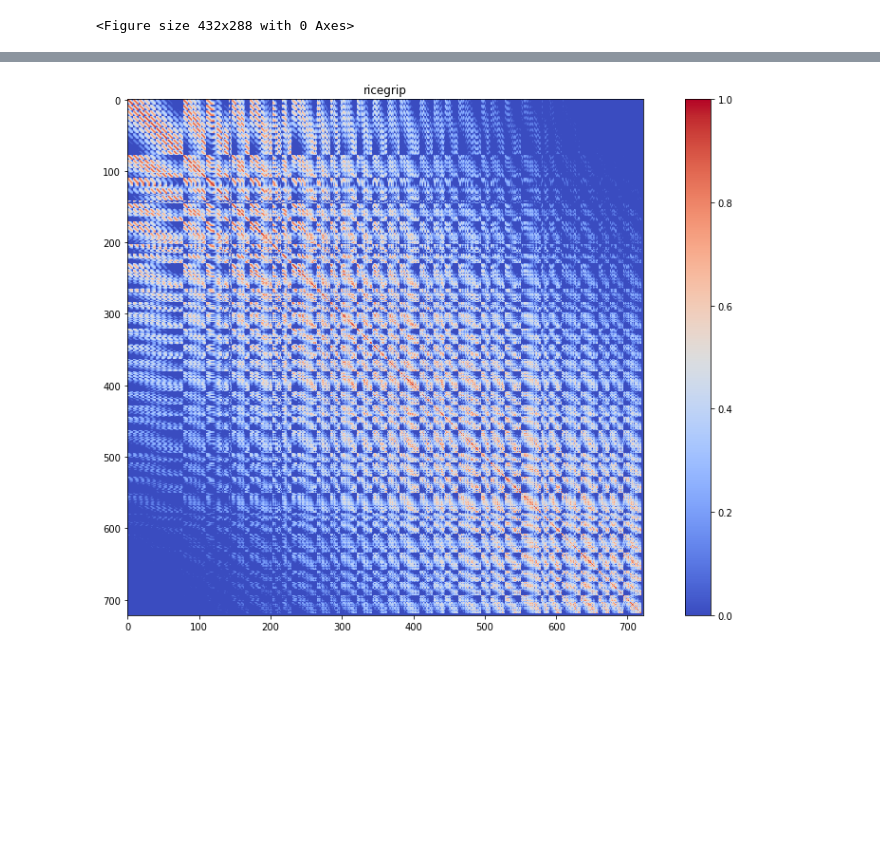
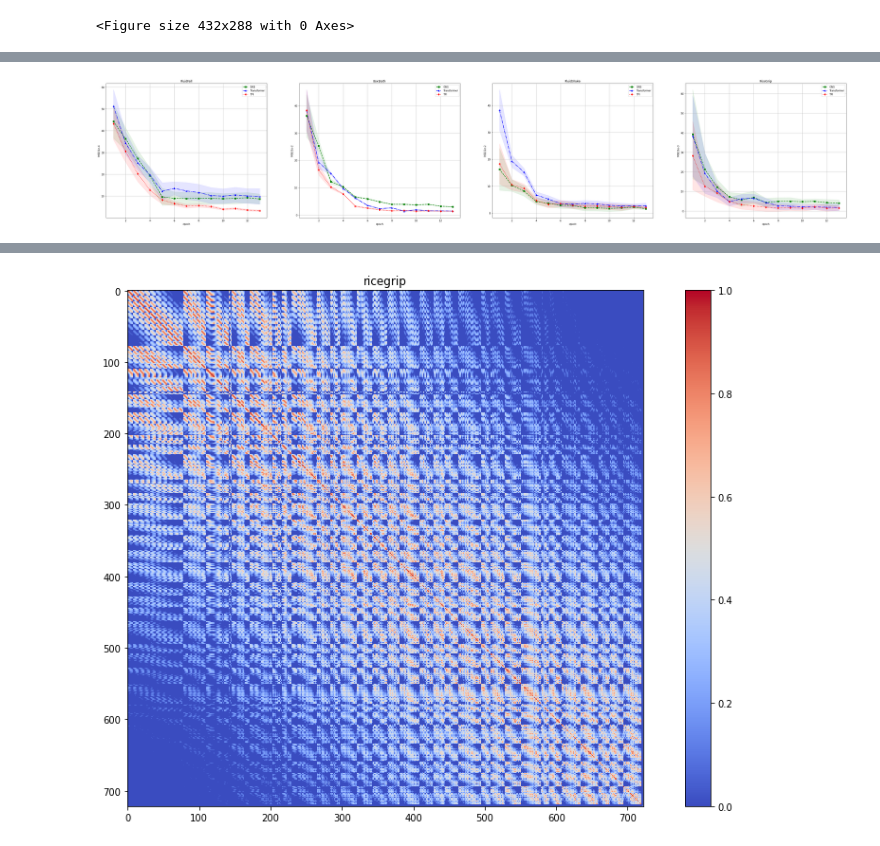
Before and after one commit to zzzBone/TGA, a Jupyter notebook: tools/draw.ipynb, the cells around one changed output, grey strips where cells are left out. Cells and saved outputs as stored; diff of their text form; code cells hidden in the pictures; blank space fills up the shorter version.

```diff
--- a/tools/draw.ipynb
+++ b/tools/draw.ipynb
@@ -174,0 +119,80 @@ plt.savefig("/home/zbl/sim/TIE_ECCV2022/imgs/TPI.png")
+# %%
+# 假设的迭代次数和准确率数据
+y2 = []
+y3 = []
+y4 = []
+std2 = []
+std3 = []
+std4 = []
+
+x = np.array([1, 2, 3, 4, 5, 6, 7, 8, 9, 10, 11, 12, 13])
+y2.append(np.array([44.26, 36.27, 27.2, 19.3, 9.6, 8.9, 8.8, 8.9, 8.9, 8.7, 8.9, 9.2, 8.62]))
+y3.append(np.array([51.26, 34.27, 25.2, 19.7, 12.2, 13.5, 12.3, 11.6, 10.2, 9.9, 10.5, 10.0, 9.82]))
+y4.append(np.array([43.26, 30.52, 20.2, 12.7, 8.2, 6.5, 5.3, 5.6, 5.1, 3.9, 4.2, 3.5, 3.25]))
+
+std2.append(np.array([7.8, 5.2, 3.9, 3.6, 3.9, 3.0, 2.9, 2.8, 2.7, 2.4, 2.5, 2.4, 2.3]))
+std3.append(np.array([7.6, 5.3, 3.4, 3.5, 3.9, 3.0, 3.9, 3.8, 3.7, 3.4, 3.5, 3.4, 3.6]))
+std4.append(np.array([7.5, 5.0, 3.6, 2.4, 1.9, 1.0, 0.9, 0.8, 0.7, 0.4, 0.5, 0.4, 0.4]))
+
+y2.append(np.array([36.26, 25.27, 12.2, 10.3, 6.6, 5.9, 4.8, 3.9, 3.9, 3.7, 3.9, 3.2, 3.01]))
+y3.append(np.array([38.26, 19.27, 15.2, 9.7, 6.2, 3.5, 2.3, 2.6, 1.4, 1.9, 1.5, 1.5, 1.43]))
+y4.append(np.array([38.26, 16.52, 10.2, 7.7, 3.2, 2.5, 1.9, 1.5, 1.6, 1.4, 1.5, 1.4, 1.40]))
+
+std2.append(np.array([7.8, 2.2, 0.9, 0.2, 0.3, 0.18, 0.19, 0.11, 0.13, 0.14, 0.11, 0.07, 0.16]))
+std3.append(np.array([7.6, 2.3, 0.4, 0.2, 0.3, 0.18, 0.19, 0.11, 0.13, 0.14, 0.11, 0.07, 0.04]))
+std4.append(np.array([7.5, 2.0, 0.6, 0.2, 0.3, 0.18, 0.19, 0.11, 0.13, 0.14, 0.11, 0.07, 0.05]))
+
+y2.append(np.array([16.26, 10.27, 8.2, 4.3, 3.6, 2.9, 2.8, 1.9, 1.9, 1.7, 1.9, 2.2, 1.61]))
+y3.append(np.array([38.26, 19.27, 15.2, 6.7, 5.2, 3.5, 3.3, 3.6, 3.4, 2.9, 2.6, 2.7, 2.71]))
+y4.append(np.array([18.26, 10.52, 9.2, 4.7, 3.2, 3.5, 2.9, 2.5, 2.6, 2.4, 2.1, 2.4, 2.03]))
+
+std2.append(np.array([7.8, 2.2, 1.9, 1.2, 1.3, 1.18, 1.19, 1.11, 1.13, 1.14, 1.11, 0.7, 0.37]))
+std3.append(np.array([7.6, 2.3, 1.4, 1.2, 1.3, 1.18, 1.19, 1.11, 1.13, 1.14, 1.11, 0.7, 1.02]))
+std4.append(np.array([7.5, 2.0, 1.6, 1.2, 1.3, 1.18, 1.19, 1.11, 1.13, 1.14, 1.11, 0.7, 0.5]))
+
+y2.append(np.array([39.26, 21.27, 12.2, 7.3, 5.6, 6.9, 4.3, 4.9, 4.9, 4.7, 4.9, 4.2, 4.04]))
+y3.append(np.array([38.26, 19.27, 10.2, 4.7, 6.2, 6.5, 4.3, 2.6, 2.4, 2.1, 2.0, 1.9, 1.78]))
+y4.append(np.array([28.26, 12.52, 9.2, 4.7, 3.2, 2.5, 1.9, 1.5, 1.6, 1.4, 2.1, 1.4, 1.48]))
+
+std2.append(np.array([22.8, 8.2, 3.9, 2.2, 3.3, 3.18, 2.19, 1.91, 1.93, 1.24, 1.21, 1.7, 1.62]))
+std3.append(np.array([20.6, 10.3, 3.4, 2.2, 2.3, 2.18, 2.19, 1.91, 1.63, 1.34, 1.31, 1.7, 1.83]))
+std4.append(np.array([17.5, 5.0, 4.6, 2.2, 2.3, 2.18, 2.19, 1.81, 1.33, 1.54, 1.41, 1.7, 1.12]))
+
+# 创建图形
+plt.figure(figsize=(54, 10))
+
+# # 绘制曲线图
+# plt.errorbar(iterations, accuracy_1, yerr=std_dev_model1, marker='o', linestyle='-', color='b', label='GCN')
+# plt.errorbar(iterations, accuracy_2, yerr=std_dev_model2, marker='s', linestyle='--', color='r', label='GraphSage')
+
+# 绘制四条折线图，并添加误差线
+
+datasets = ['FluidFall', 'BoxBath', 'FluidShake', 'RiceGrip']
+mse_e = ['4', '2', '2', '3']
+for i in range(4):
+    plt.subplot(1,4,i+1)
+    plt.plot(x, y2[i], label='GNS', color='green', marker='s', linestyle='--', linewidth=2)
+    plt.fill_between(x, y2[i] - std2[i], y2[i] + std2[i], color='green', alpha=0.1)
+
+    plt.plot(x, y3[i], label='Transformer', color='blue', marker='^', linestyle='-.', linewidth=2)
+    plt.fill_between(x, y3[i] - std3[i], y3[i] + std3[i], color='blue', alpha=0.1)
+
+    plt.plot(x, y4[i], label='TPI', color='red', marker='d', linestyle=':', linewidth=2)
+    plt.fill_between(x, y4[i] - std4[i], y4[i] + std4[i], color='red', alpha=0.1)
+
+    # 添加标题和标签
+    plt.title(datasets[i])
+    plt.xlabel('epoch')
+    plt.ylabel('MSE/1e-' + mse_e[i])
+
+    # 显示网格
+    plt.grid(True)
+
+    # 显示图例
+    plt.legend()
+
+# 显示图形
+plt.show()
+plt.savefig("/home/zbl/sim/TIE_ECCV2022/imgs/TPI.png")
+# %% [output]
+[figure, added]
```
Also changed, not shown: parts of 2 cells of this notebook, 2 other files.
